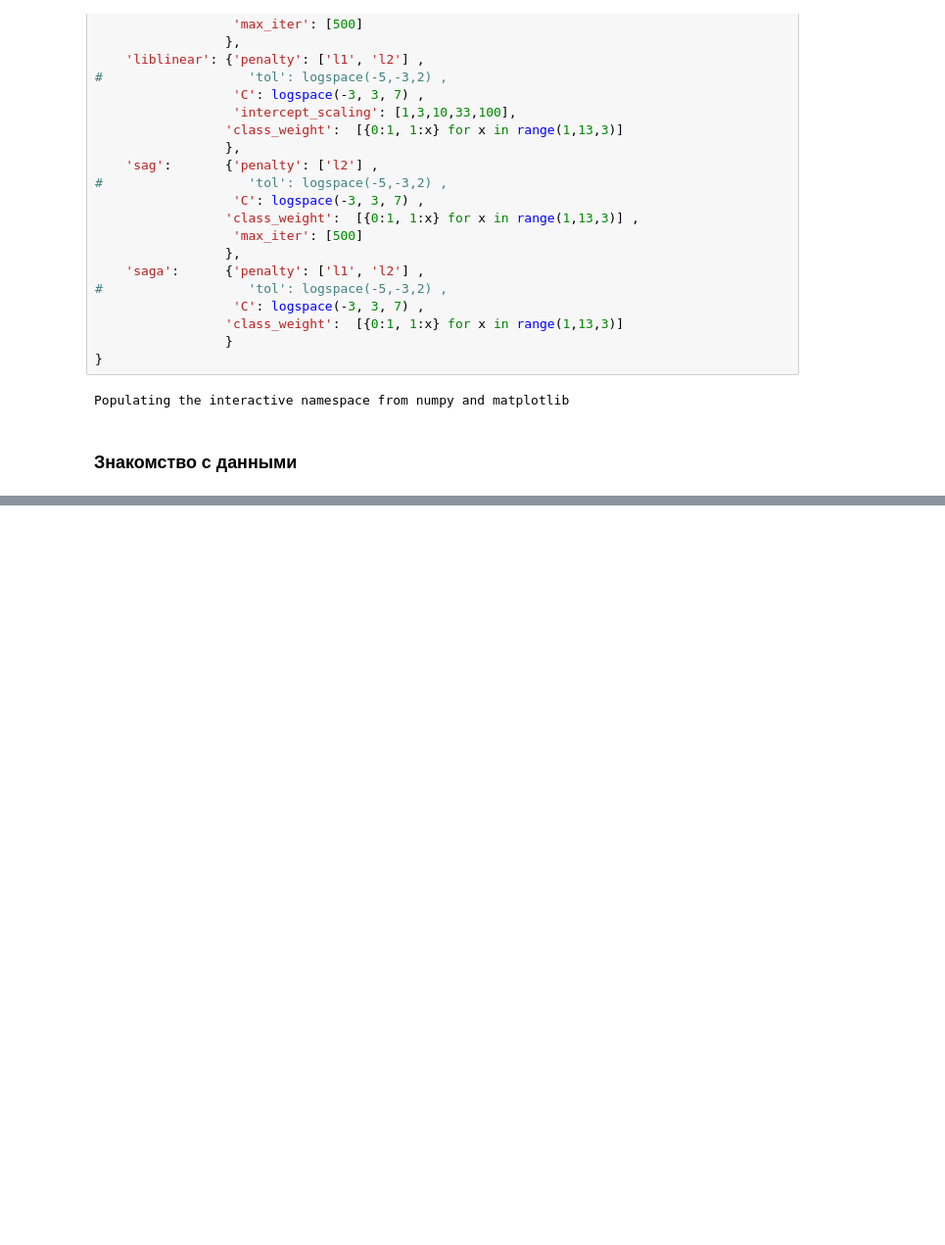
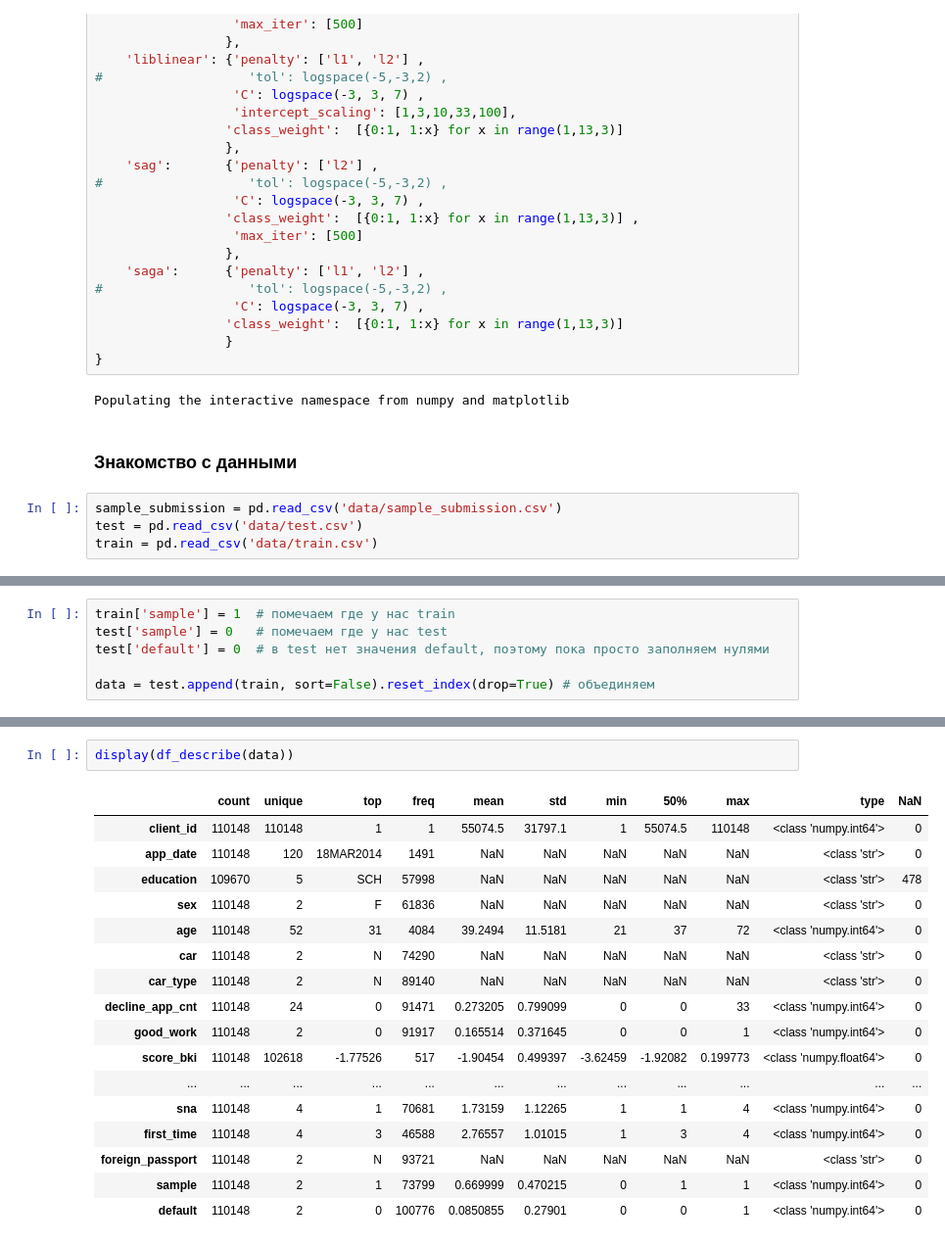
Before and after one commit to luhakv/dssf-projects, a Jupyter notebook: module_5/Проект_5_Компьютер_говорит_Нет.ipynb, the cells around one changed output, grey strips where cells are left out. Shown at 98% size. Cells and saved outputs as stored; diff of their text form; blank space fills up the shorter version.

Commit message:
Init data analyze

```diff
--- a/module_5/Проект_5_Компьютер_говорит_Нет.ipynb
+++ b/module_5/Проект_5_Компьютер_говорит_Нет.ipynb
@@ -267,3 +267,7 @@ solvers_hyperparameters = {
 Populating the interactive namespace from numpy and matplotlib
 # %% [markdown]
 ### Знакомство с данными
+# %%
+sample_submission = pd.read_csv('data/sample_submission.csv')
+test = pd.read_csv('data/test.csv')
+train = pd.read_csv('data/train.csv')
@@ -269,0 +276,6 @@ Populating the interactive namespace from numpy and matplotlib
+# %%
+train['sample'] = 1  # помечаем где у нас train
+test['sample'] = 0   # помечаем где у нас test
+test['default'] = 0  # в test нет значения default, поэтому пока просто заполняем нулями
+
+data = test.append(train, sort=False).reset_index(drop=True) # объединяем
@@ -269,0 +326,20 @@ Populating the interactive namespace from numpy and matplotlib
+# %%
+display(df_describe(data))
+# %% [output]
+|  | count | unique | top | freq | mean | std | min | 50% | max | type | NaN |
+| client_id | 110148 | 110148 | 1 | 1 | 55074.5 | 31797.1 | 1 | 55074.5 | 110148 | <class 'numpy.int64'> | 0 |
+| app_date | 110148 | 120 | 18MAR2014 | 1491 | NaN | NaN | NaN | NaN | NaN | <class 'str'> | 0 |
+| education | 109670 | 5 | SCH | 57998 | NaN | NaN | NaN | NaN | NaN | <class 'str'> | 478 |
+| sex | 110148 | 2 | F | 61836 | NaN | NaN | NaN | NaN | NaN | <class 'str'> | 0 |
+| age | 110148 | 52 | 31 | 4084 | 39.2494 | 11.5181 | 21 | 37 | 72 | <class 'numpy.int64'> | 0 |
+| car | 110148 | 2 | N | 74290 | NaN | NaN | NaN | NaN | NaN | <class 'str'> | 0 |
+| car_type | 110148 | 2 | N | 89140 | NaN | NaN | NaN | NaN | NaN | <class 'str'> | 0 |
+| decline_app_cnt | 110148 | 24 | 0 | 91471 | 0.273205 | 0.799099 | 0 | 0 | 33 | <class 'numpy.int64'> | 0 |
+| good_work | 110148 | 2 | 0 | 91917 | 0.165514 | 0.371645 | 0 | 0 | 1 | <class 'numpy.int64'> | 0 |
+| score_bki | 110148 | 102618 | -1.77526 | 517 | -1.90454 | 0.499397 | -3.62459 | -1.92082 | 0.199773 | <class 'numpy.float64'> | 0 |
+| ... | ... | ... | ... | ... | ... | ... | ... | ... | ... | ... | ... |
+| sna | 110148 | 4 | 1 | 70681 | 1.73159 | 1.12265 | 1 | 1 | 4 | <class 'numpy.int64'> | 0 |
+| first_time | 110148 | 4 | 3 | 46588 | 2.76557 | 1.01015 | 1 | 3 | 4 | <class 'numpy.int64'> | 0 |
+| foreign_passport | 110148 | 2 | N | 93721 | NaN | NaN | NaN | NaN | NaN | <class 'str'> | 0 |
+| sample | 110148 | 2 | 1 | 73799 | 0.669999 | 0.470215 | 0 | 1 | 1 | <class 'numpy.int64'> | 0 |
+| default | 110148 | 2 | 0 | 100776 | 0.0850855 | 0.27901 | 0 | 0 | 1 | <class 'numpy.int64'> | 0 |
```
Also changed, not shown: parts of 6 cells of this notebook.
